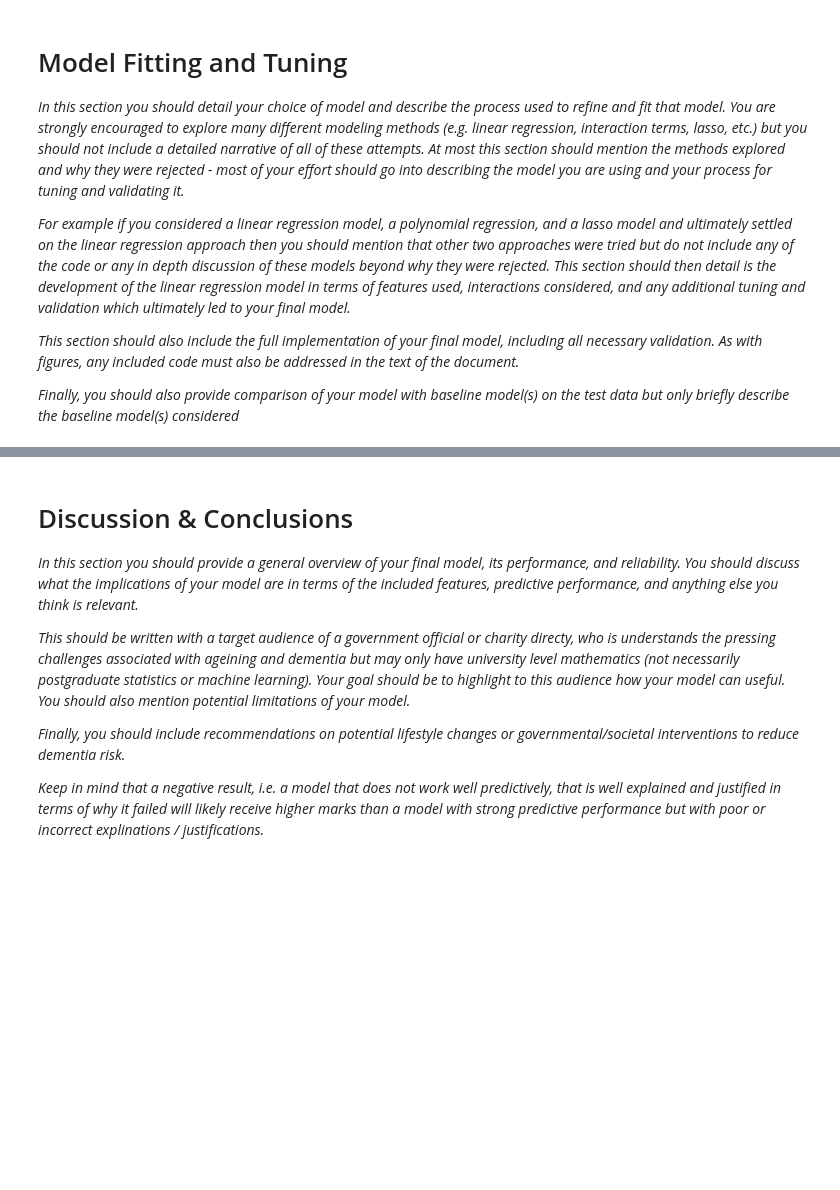
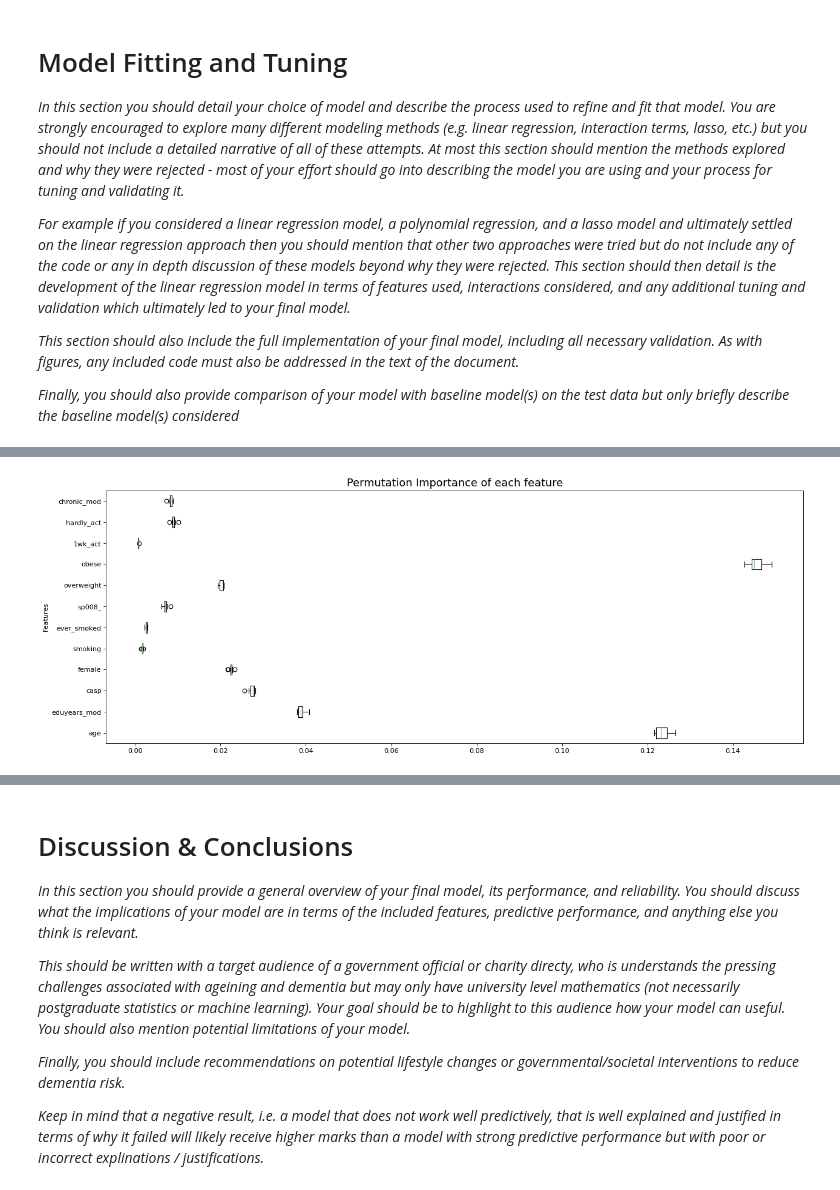
Before and after one commit to ananyajai/mlp_coursework_01, a Jupyter notebook: project1.ipynb, the cells around one changed output, grey strips where cells are left out. Saved outputs shown, nothing was run; the diff lists cells and outputs as text; code cells hidden in the pictures; blank space fills up the shorter version.

```diff
--- a/project1.ipynb
+++ b/project1.ipynb
@@ -895,0 +911,15 @@ AttributeError: 'HistGradientBoostingRegressor' object has no attribute 'Regress
+# %%
+from sklearn.inspection import permutation_importance
+# rf = grid_search.best_estimator_.fit(X_train_best,y_train)
+# result = permutation_importance(rf, X_train_best, y_train, n_repeats=10, random_state=0, n_jobs=-1)
+
+fig, ax = plt.subplots(figsize=(16, 6))
+box_plot = ax.boxplot(result.importances.T, vert=False, labels=sel_cols_names)
+for median in box_plot['medians']:
+    median.set_color('#95bd95')
+ax.set_title("Permutation Importance of each feature",fontsize=16)
+ax.set_ylabel("Features")
+fig.tight_layout()
+plt.show()
+# %% [output]
+[figure, added]
```
Also changed, not shown: parts of 14 cells of this notebook.
